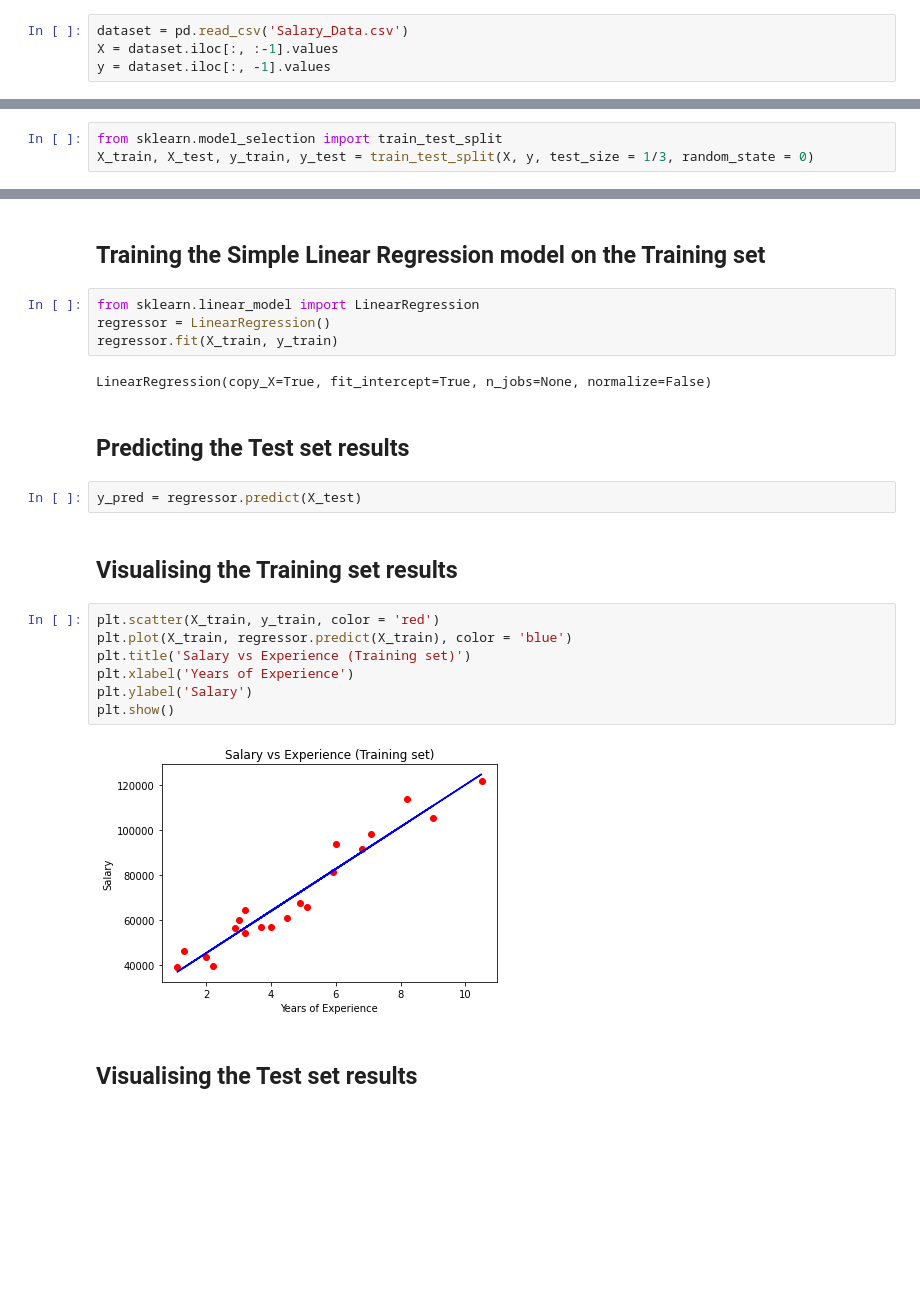
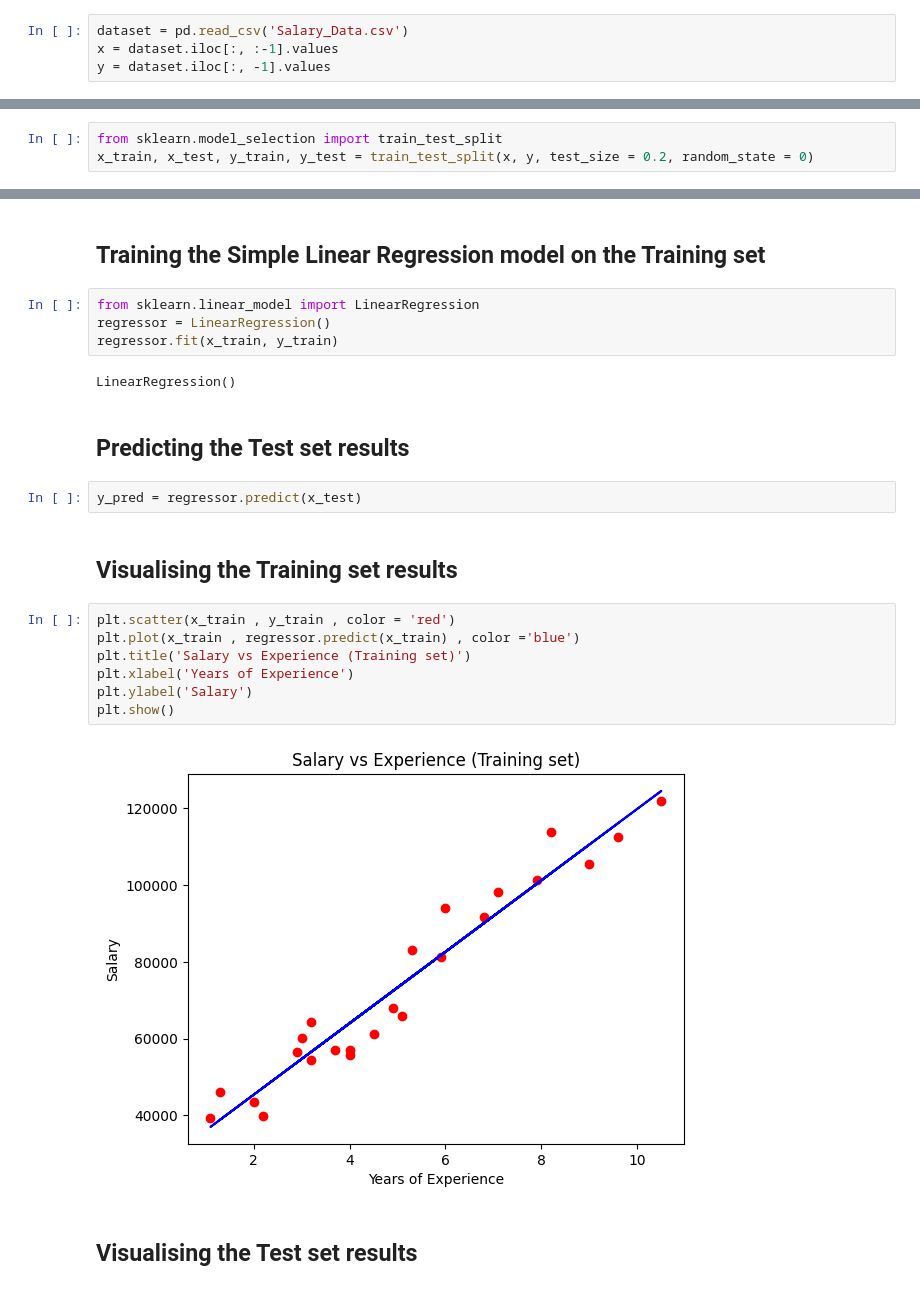
Before and after one commit to alaminskofficial/machine-learning, a Jupyter notebook: simple_linear_regression.ipynb, the cells around one changed output, grey strips where cells are left out. Drawn from its saved outputs; the diff is of its cells as text; blank space fills up the shorter version.

Commit message:
first ml linear model developed

```diff
--- a/simple_linear_regression.ipynb
+++ b/simple_linear_regression.ipynb
@@ -12,5 +12,5 @@ import pandas as pd
 ## Importing the dataset
 # %%
 dataset = pd.read_csv('Salary_Data.csv')
-X = dataset.iloc[:, :-1].values
+x = dataset.iloc[:, :-1].values
 y = dataset.iloc[:, -1].values
@@ -18,4 +39,4 @@ y = dataset.iloc[:, -1].values
 ## Splitting the dataset into the Training set and Test set
 # %%
 from sklearn.model_selection import train_test_split
-X_train, X_test, y_train, y_test = train_test_split(X, y, test_size = 1/3, random_state = 0)
+x_train, x_test, y_train, y_test = train_test_split(x, y, test_size = 0.2, random_state = 0)
@@ -24,24 +68,24 @@ X_train, X_test, y_train, y_test = train_test_split(X, y, test_size = 1/3, rando
 # %%
 from sklearn.linear_model import LinearRegression
 regressor = LinearRegression()
-regressor.fit(X_train, y_train)
+regressor.fit(x_train, y_train)
 # %% [output]
-LinearRegression(copy_X=True, fit_intercept=True, n_jobs=None, normalize=False)
+LinearRegression()
 # %% [markdown]
 ## Predicting the Test set results
 # %%
-y_pred = regressor.predict(X_test)
+y_pred = regressor.predict(x_test)
 # %% [markdown]
 ## Visualising the Training set results
 # %%
-plt.scatter(X_train, y_train, color = 'red')
-plt.plot(X_train, regressor.predict(X_train), color = 'blue')
+plt.scatter(x_train , y_train , color = 'red')
+plt.plot(x_train , regressor.predict(x_train) , color ='blue')
 plt.title('Salary vs Experience (Training set)')
 plt.xlabel('Years of Experience')
 plt.ylabel('Salary')
 plt.show()
 # %% [output]
-[figure, old version]
+[figure, new version]
 # %% [markdown]
 ## Visualising the Test set results
 # %%
```
Also changed, not shown: parts of 3 cells of this notebook.
